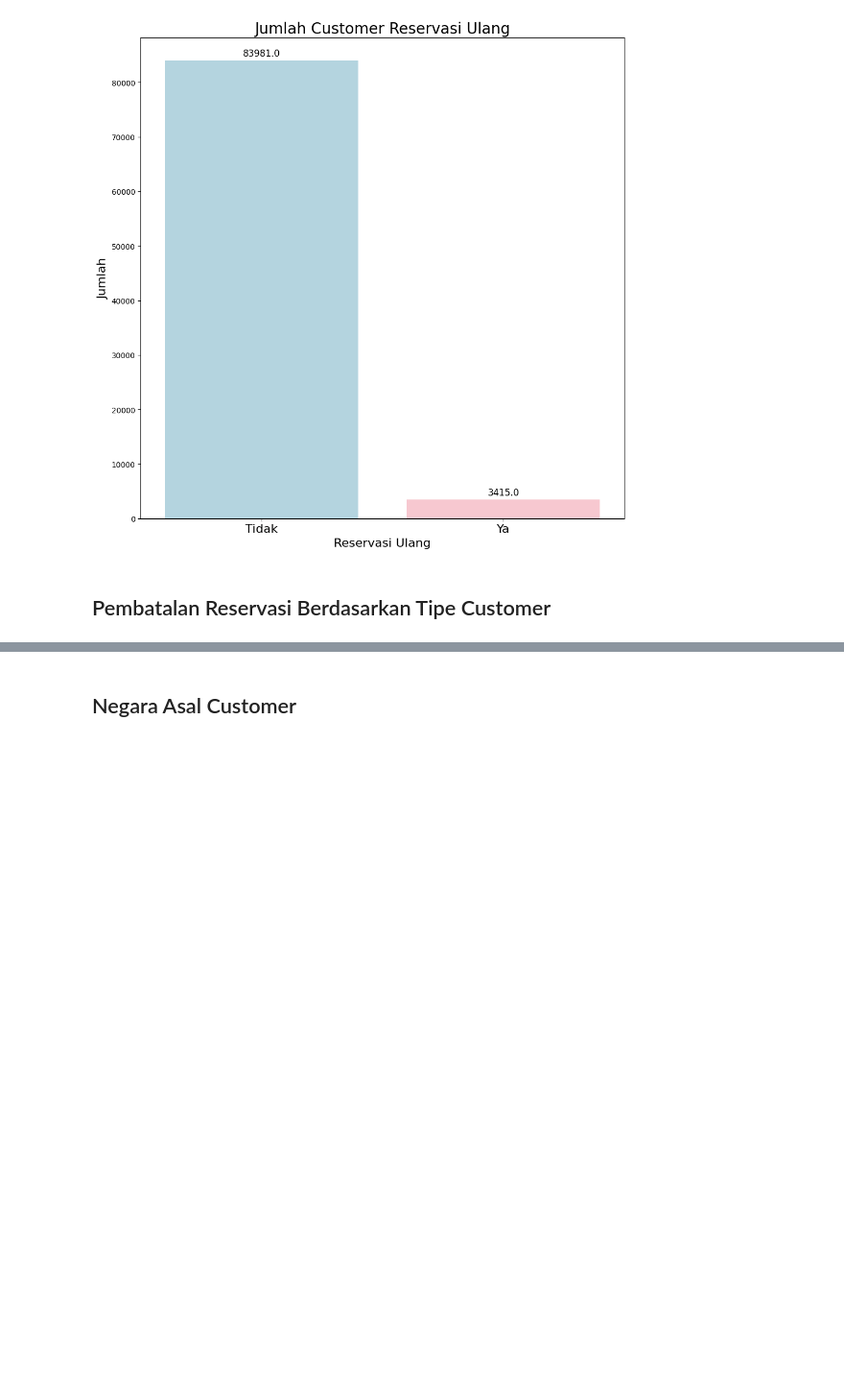
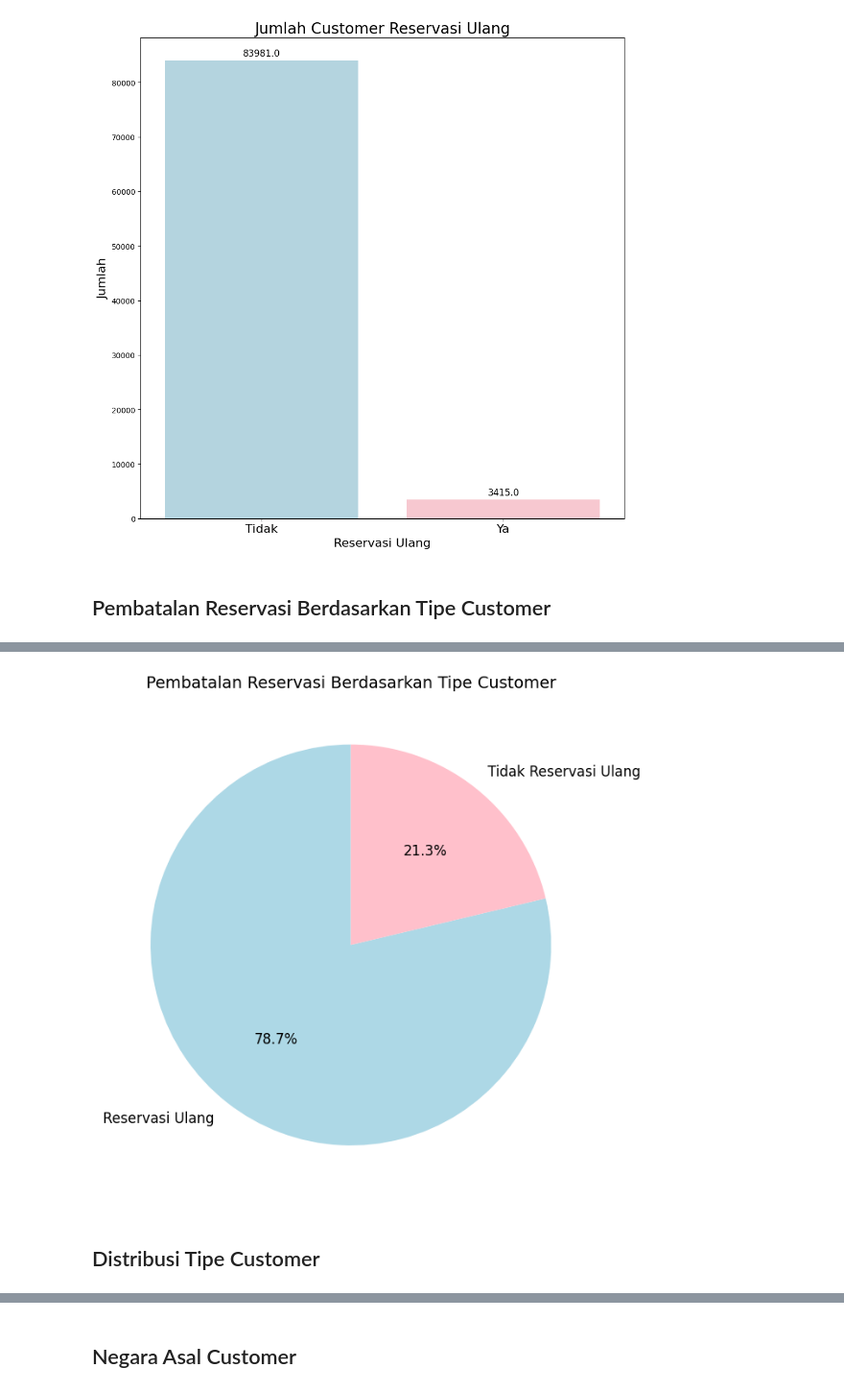
Before and after one commit to xyzaraa/hotel_analysis, a Jupyter notebook: hotel_analysis.ipynb, the cells around one changed output, grey strips where cells are left out. Shown at 96% size. Drawn from its saved outputs; the diff is of its cells as text; code cells hidden in the pictures; blank space fills up the shorter version.

```diff
--- a/hotel_analysis.ipynb
+++ b/hotel_analysis.ipynb
@@ -356,13 +370,21 @@ plt.show()
 ##  Pembatalan Reservasi Berdasarkan Tipe Customer
 # %%
 repeated_guest_cancellation = df.groupby('is_repeated_guest')['is_canceled'].mean()
+labels = repeated_guest_cancellation.index.map({0: 'Reservasi Ulang', 1: 'Tidak Reservasi Ulang'})
+values = repeated_guest_cancellation.values * 100
 
-fig = px.pie(
-    names=repeated_guest_cancellation.index.map({0: 'Reservasi Ulang', 1: 'Tidak Reservasi Ulang'}),
-    values=repeated_guest_cancellation.values * 100,
-    title='Pembatalan Reservasi Berdasarkan Tipe Customer',
-    color_discrete_sequence=px.colors.sequential.RdBu
+
+fig, ax = plt.subplots(figsize=(7, 7))
+ax.pie(
+    values,
+    labels=labels,
+    autopct='%1.1f%%',
+    startangle=90,
+    colors= palette,
+    textprops={'fontsize': 12}
 )
-fig.update_traces(textinfo='percent+label')
-fig.show()
+
+ax.set_title('Pembatalan Reservasi Berdasarkan Tipe Customer', fontsize=14)
+plt.tight_layout()
+plt.show()
 # %% [output]
@@ -369,0 +391,3 @@ fig.show()
+[figure, added]
+# %% [markdown]
+## Distribusi Tipe Customer
```
Also changed, not shown: parts of 81 cells of this notebook.
